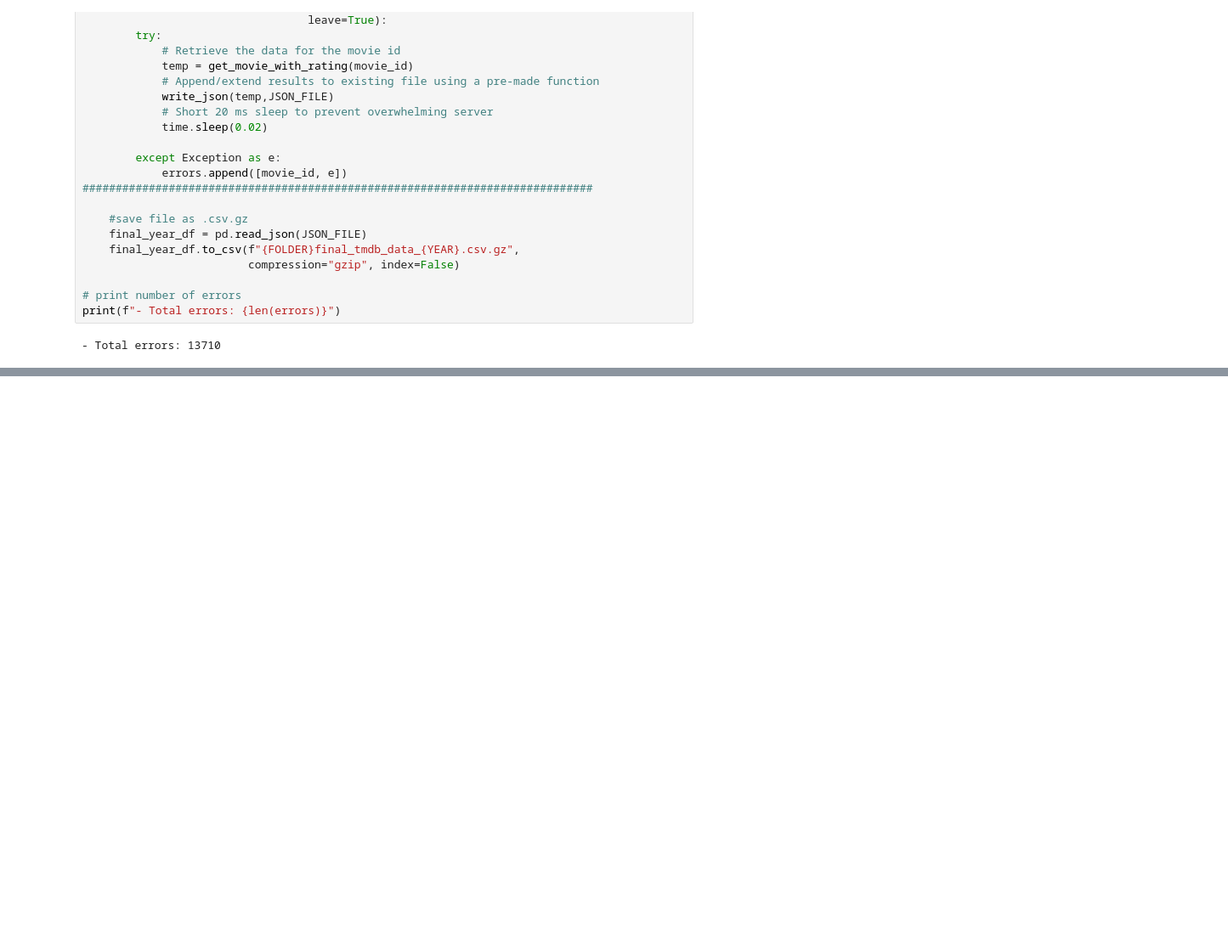
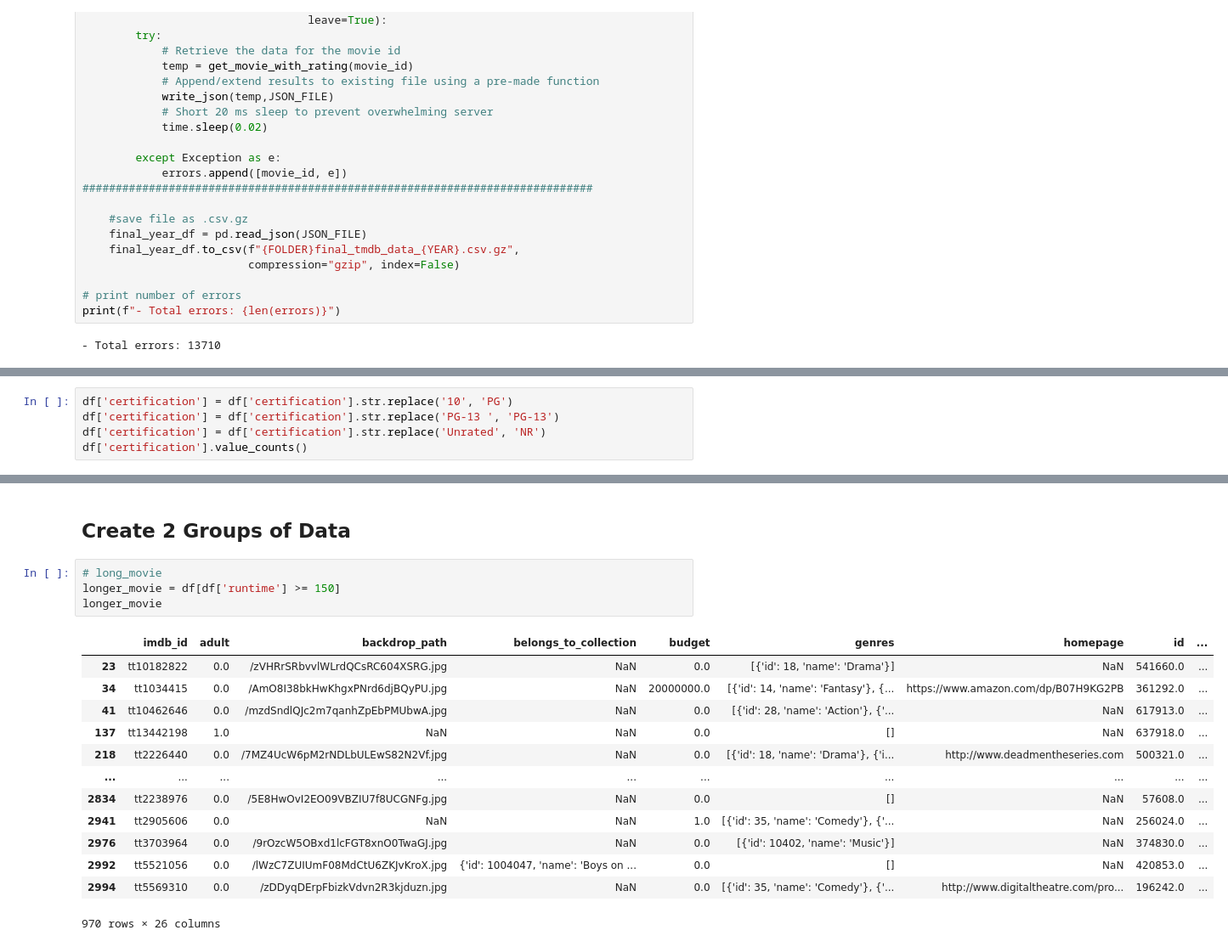
Before and after one commit to tjbingamon/Project-3, a Jupyter notebook: Part 4.ipynb, the cells around one changed output, grey strips where cells are left out. Shown at 85% size. Cells and saved outputs as stored; diff of their text form; blank space fills up the shorter version.

```diff
--- a/Part 4.ipynb
+++ b/Part 4.ipynb
@@ -200,0 +225,5 @@ IndentationError: unexpected indent (3506196259.py, line 5)
+# %%
+df['certification'] = df['certification'].str.replace('10', 'PG')
+df['certification'] = df['certification'].str.replace('PG-13 ', 'PG-13')
+df['certification'] = df['certification'].str.replace('Unrated', 'NR')
+df['certification'].value_counts()
@@ -200,0 +478,20 @@ IndentationError: unexpected indent (3506196259.py, line 5)
+# %% [markdown]
+## Create 2 Groups of Data
+# %%
+# long_movie
+longer_movie = df[df['runtime'] >= 150]
+longer_movie
+# %% [output]
+|  | imdb_id | adult | backdrop_path | belongs_to_collection | budget | genres | homepage | id | ... |
+| 23 | tt10182822 | 0.0 | /zVHRrSRbvvlWLrdQCsRC604XSRG.jpg | NaN | 0.0 | [{'id': 18, 'name': 'Drama'}] | NaN | 541660.0 | ... |
+| 34 | tt1034415 | 0.0 | /AmO8I38bkHwKhgxPNrd6djBQyPU.jpg | NaN | 20000000.0 | [{'id': 14, 'name': 'Fantasy'}, {... | https://www.amazon.com/dp/B07H9KG2PB | 361292.0 | ... |
+| 41 | tt10462646 | 0.0 | /mzdSndlQJc2m7qanhZpEbPMUbwA.jpg | NaN | 0.0 | [{'id': 28, 'name': 'Action'}, {'... | NaN | 617913.0 | ... |
+| 137 | tt13442198 | 1.0 | NaN | NaN | 0.0 | [] | NaN | 637918.0 | ... |
+| 218 | tt2226440 | 0.0 | /7MZ4UcW6pM2rNDLbULEwS82N2Vf.jpg | NaN | 0.0 | [{'id': 18, 'name': 'Drama'}, {'i... | http://www.deadmentheseries.com | 500321.0 | ... |
+| ... | ... | ... | ... | ... | ... | ... | ... | ... | ... |
+| 2834 | tt2238976 | 0.0 | /5E8HwOvI2EO09VBZIU7f8UCGNFg.jpg | NaN | 0.0 | [] | NaN | 57608.0 | ... |
+| 2941 | tt2905606 | 0.0 | NaN | NaN | 1.0 | [{'id': 35, 'name': 'Comedy'}, {'... | NaN | 256024.0 | ... |
+| 2976 | tt3703964 | 0.0 | /9rOzcW5OBxd1lcFGT8xnO0TwaGJ.jpg | NaN | 0.0 | [{'id': 10402, 'name': 'Music'}] | NaN | 374830.0 | ... |
+| 2992 | tt5521056 | 0.0 | /lWzC7ZUIUmF08MdCtU6ZKJvKroX.jpg | {'id': 1004047, 'name': 'Boys on ... | 0.0 | [] | NaN | 420853.0 | ... |
+| 2994 | tt5569310 | 0.0 | /zDDyqDErpFbizkVdvn2R3kjduzn.jpg | NaN | 0.0 | [{'id': 35, 'name': 'Comedy'}, {'... | http://www.digitaltheatre.com/pro... | 196242.0 | ... |
+970 rows × 26 columns
```
Also changed, not shown: parts of 52 cells of this notebook.
